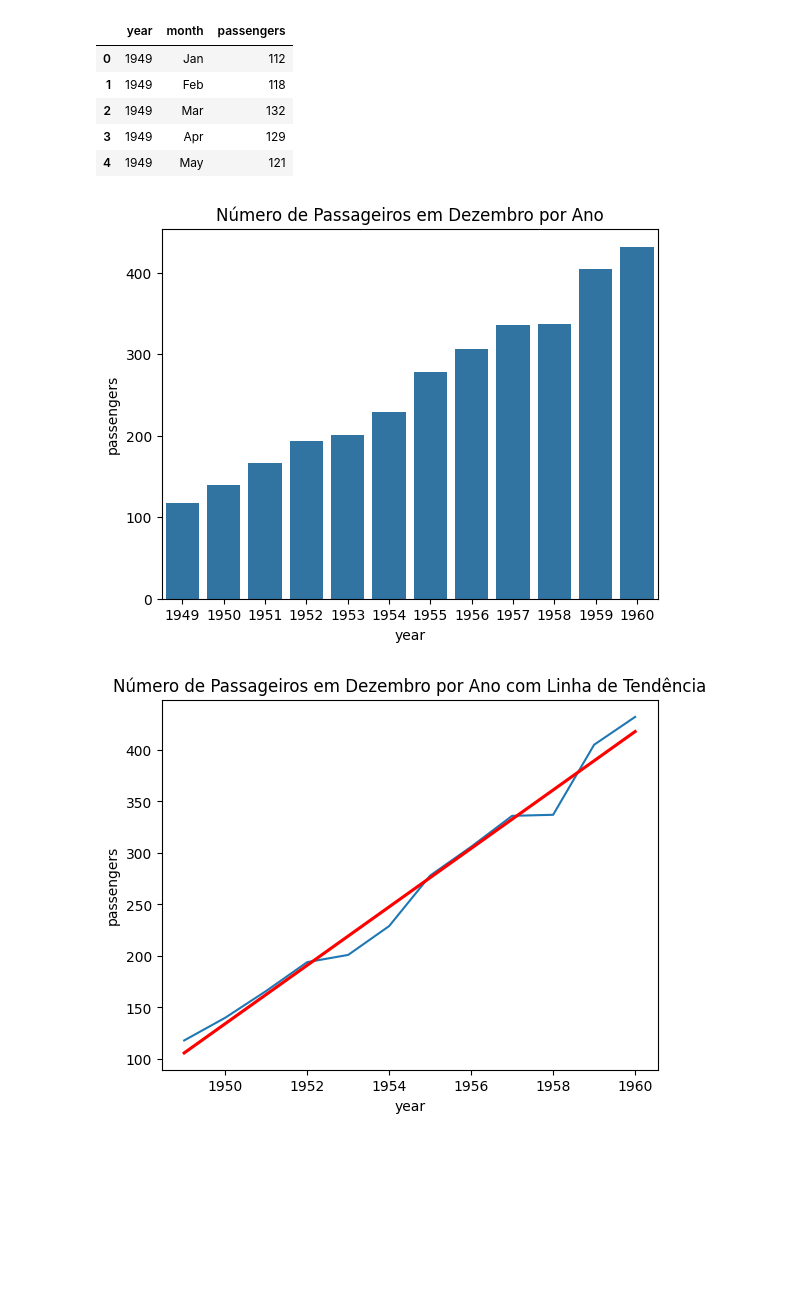
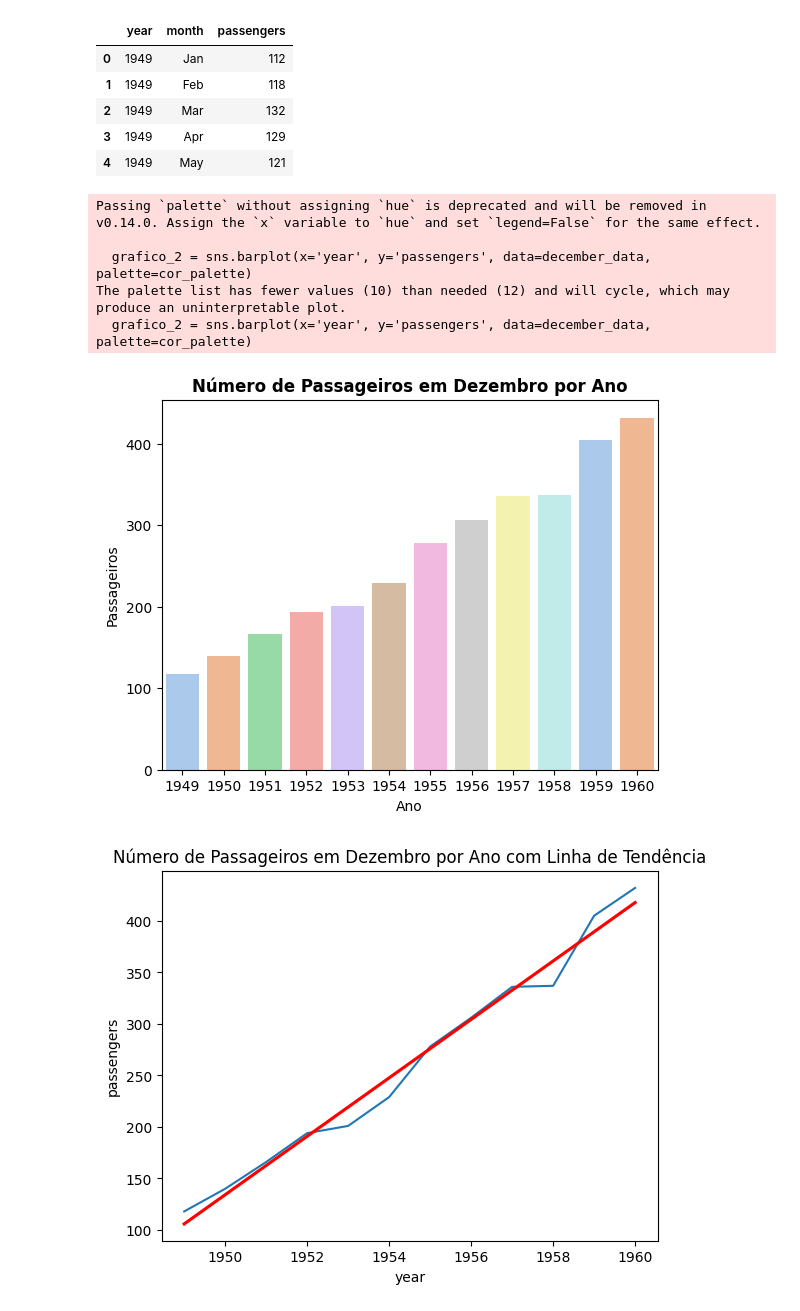
Before and after one commit to leaop/Cursos, a Jupyter notebook: EBAC/atividade14.ipynb, the cells around one changed output. Saved outputs shown, nothing was run; the diff lists cells and outputs as text; code cells hidden in the pictures; blank space fills up the shorter version.

```diff
--- a/EBAC/atividade14.ipynb
+++ b/EBAC/atividade14.ipynb
@@ -67,14 +69,24 @@ data.head()
 | 4 | 1949 | May | 121 |
 # %%
 # gráfico do exercício 2
-december_data = data[data['month'] == 'Dec']
+december_data = sns.load_dataset('flights').query('month == "Dec"')
 
-# Gráfico de barras
-sns.barplot(x='year', y='passengers', data=december_data)
-plt.title('Número de Passageiros em Dezembro por Ano')
+# Escolhendo uma paleta de cores
+cor_palette = sns.color_palette("pastel", as_cmap=True)
+
+grafico_2 = sns.barplot(x='year', y='passengers', data=december_data, palette=cor_palette)
+grafico_2.set_title("Número de Passageiros em Dezembro por Ano", fontsize=12, fontweight="bold")
+grafico_2.set_xlabel("Ano", fontsize=10)
+grafico_2.set_ylabel("Passageiros", fontsize=10)
+
 plt.show()
 # %% [output]
+Passing `palette` without assigning `hue` is deprecated and will be removed in v0.14.0. Assign the `x` variable to `hue` and set `legend=False` for the same effect.
+
+  grafico_2 = sns.barplot(x='year', y='passengers', data=december_data, palette=cor_palette)
+The palette list has fewer values (10) than needed (12) and will cycle, which may produce an uninterpretable plot.
+  grafico_2 = sns.barplot(x='year', y='passengers', data=december_data, palette=cor_palette)
-[figure, old version]
+[figure, new version]
 # %%
 import seaborn as sns
 import matplotlib.pyplot as plt
```
Also changed, not shown: parts of 6 cells of this notebook.
